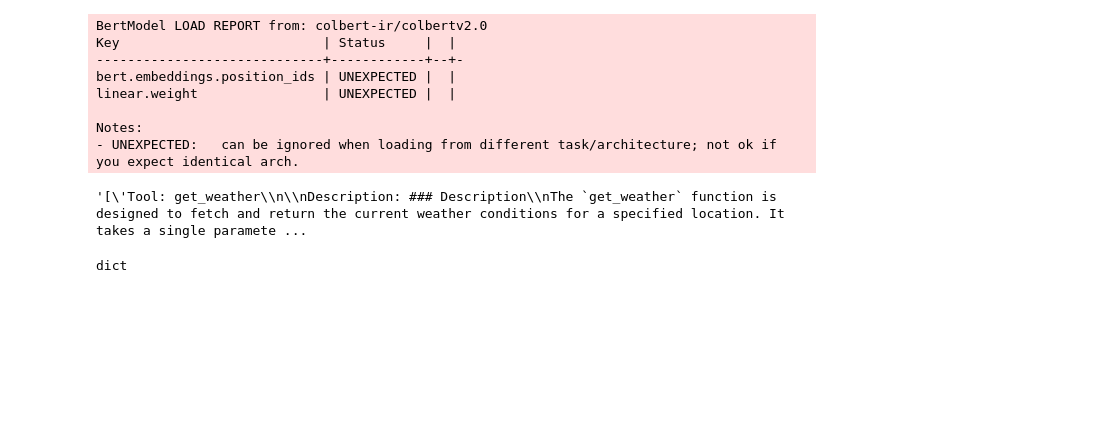
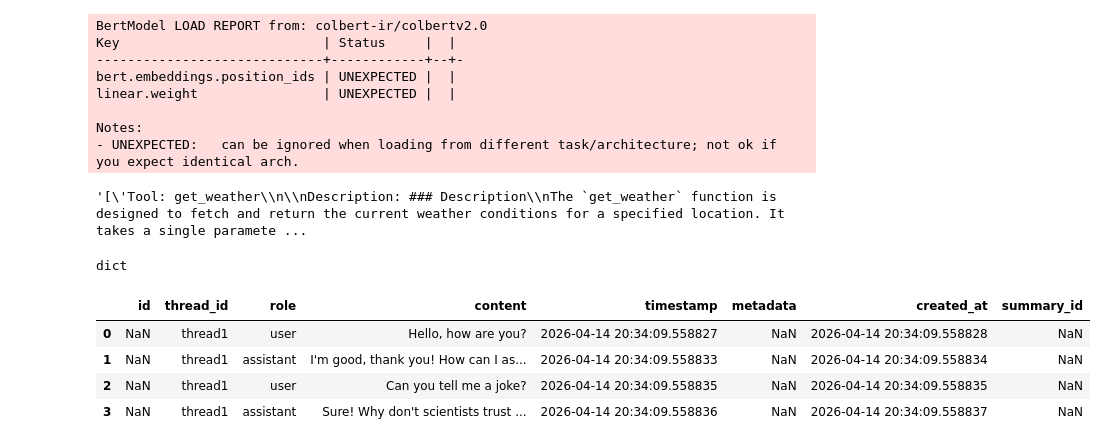
Before and after one commit to gautamnaik1994/Advanced-Memory-Agents, a Jupyter notebook: notebooks/01.lancedb_research.ipynb, the cells around one changed output. Drawn from its saved outputs; the diff is of its cells as text; code cells hidden in the pictures; blank space fills up the shorter version.

```diff
--- a/notebooks/01.lancedb_research.ipynb
+++ b/notebooks/01.lancedb_research.ipynb
@@ -799,0 +884,8 @@ dict
+# %%
+storage_manager.get_conversation_table().search().where("thread_id = 'thread1'").to_pandas().sort_values("timestamp")
+# %% [output]
+|  | id | thread_id | role | content | timestamp | metadata | created_at | summary_id |
+| 0 | NaN | thread1 | user | Hello, how are you? | 2026-04-14 20:34:09.558827 | NaN | 2026-04-14 20:34:09.558828 | NaN |
+| 1 | NaN | thread1 | assistant | I'm good, thank you! How can I as... | 2026-04-14 20:34:09.558833 | NaN | 2026-04-14 20:34:09.558834 | NaN |
+| 2 | NaN | thread1 | user | Can you tell me a joke? | 2026-04-14 20:34:09.558835 | NaN | 2026-04-14 20:34:09.558835 | NaN |
+| 3 | NaN | thread1 | assistant | Sure! Why don't scientists trust ... | 2026-04-14 20:34:09.558836 | NaN | 2026-04-14 20:34:09.558837 | NaN |
```
Also changed, not shown: parts of 5 cells of this notebook.
